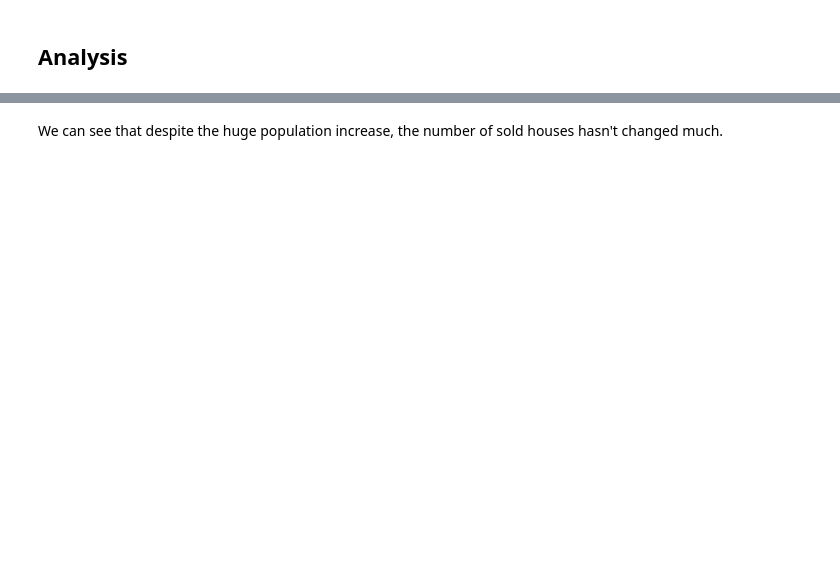
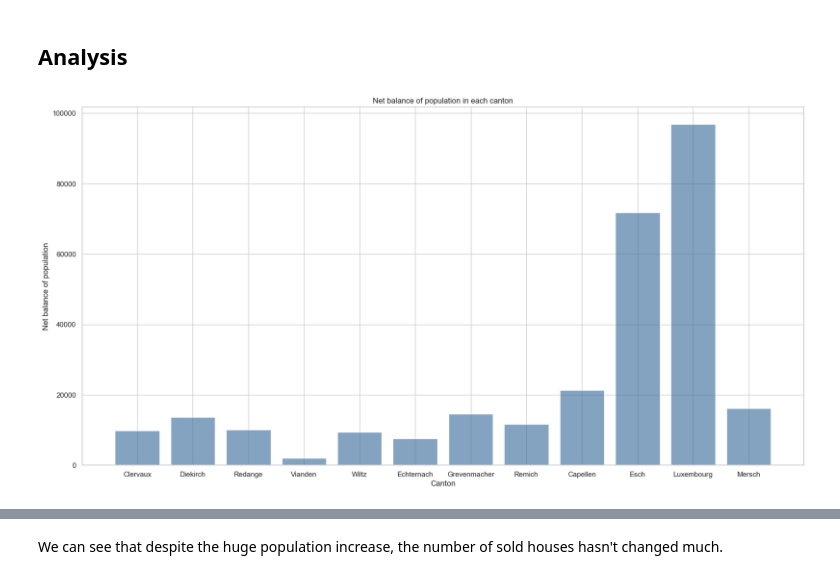
Before and after one commit to Paulo-Oliva/ds4h-project, a Jupyter notebook: 4_correlation_analysis.ipynb, the cells around one changed output, grey strips where cells are left out. Cells and saved outputs as stored; diff of their text form; code cells hidden in the pictures; blank space fills up the shorter version.

```diff
--- a/4_correlation_analysis.ipynb
+++ b/4_correlation_analysis.ipynb
@@ -104,3 +132,28 @@ population_df.head()
 # %% [markdown]
 ## Analysis
+# %%
+cantons = population_df[population_df["location"].str.startswith("CT")]
+data = []
+# Plot the net balance of population summed over the years in a bar chart for each canton
+for canton in cantons["location"].unique():
+    canton_balance = cantons[(cantons["location"] == canton) & (cantons["type"] == "Balance")].sum()["value"]
+    data += [(canton, canton_balance)]
+
+data = sorted(data, key=lambda x: x[0])
+# Remove the 1st 2 words from the canton name
+cs = [c.split(" ") for c, _ in data]
+cs = [" ".join(c[2:]) for c in cs]
+data = [(c, b) for c, b in zip(cs, [b for _, b in data])]
+
+plt.figure(figsize=(20, 10))
+# Aplly a nice color palette
+plt.bar([canton for canton, _ in data], [balance for _, balance in data],
+# plt.xticks(rotation=90)
+
+plt.xlabel("Canton")
+plt.ylabel("Net balance of population")
+plt.title("Net balance of population in each canton")
+plt.show()
+# %% [output]
+[figure, added]
 # %%
```
Also changed, not shown: parts of 9 cells of this notebook, 8 other files.
